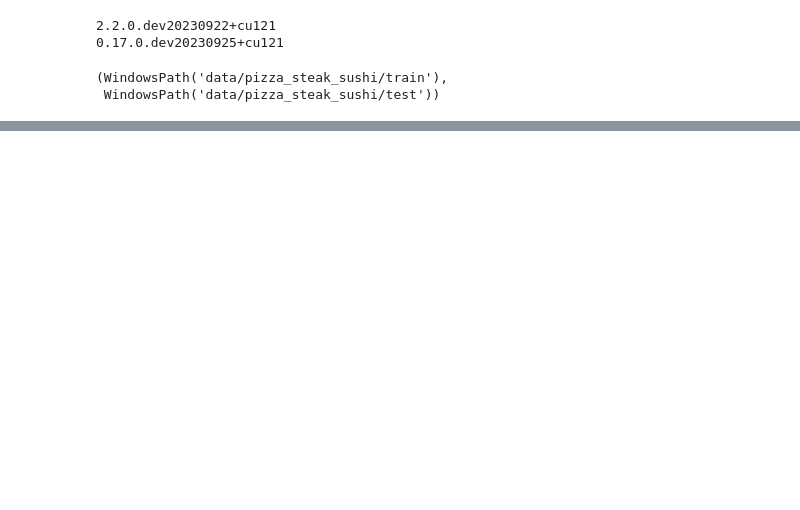
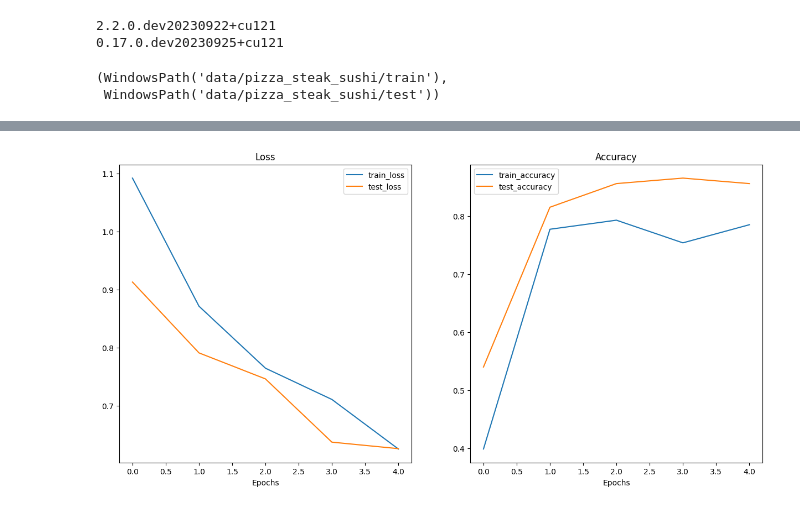
Before and after one commit to SaFaUU/PyTorch_for_DL, a Jupyter notebook: 06_pytorch_transfer_learning.ipynb, the cells around one changed output, grey strips where cells are left out. Drawn from its saved outputs; the diff is of its cells as text; code cells hidden in the pictures; blank space fills up the shorter version.

```diff
--- a/06_pytorch_transfer_learning.ipynb
+++ b/06_pytorch_transfer_learning.ipynb
@@ -38,0 +58,3 @@ train_dir, test_dir
+# %%
+auto_transforms =weights.transforms()
+auto_transforms
@@ -38,0 +137,12 @@ train_dir, test_dir
+# %%
+# Update the classifier head
+from torch import nn
+
+torch.manual_seed(42)
+torch.cuda.manual_seed(42)
+
+model.classifier = nn.Sequential(
+    nn.Dropout(p=0.2, inplace=True),
+    nn.Linear(in_features=1280, out_features=len(class_names), bias=True),
+)
+model.classifier
@@ -38,0 +174,23 @@ train_dir, test_dir
+# %%
+loss_fn = nn.CrossEntropyLoss()
+optimizer = torch.optim.Adam(model.parameters(), lr=1e-3)
+# %%
+from going_modular import engine
+
+torch.manual_seed(42)
+torch.cuda.manual_seed(42)
+
+from timeit import default_timer as timer
+start_timer = timer()
+
+results = engine.train(
+    model=model,
+    train_dataloader=train_dataloader,
+    test_dataloader=test_dataloader,
+    loss_fn=loss_fn,
+    optimizer=optimizer,
+    device=device,
+    epochs=5,
+)
+end_timer = timer()
+print(f"[INFO] Total training time: {end_timer - start_timer:.3f}")
@@ -38,0 +204,6 @@ train_dir, test_dir
+# %%
+from helper_functions import plot_loss_curves
+
+plot_loss_curves(results)
+# %% [output]
+[figure, added]
```
Also changed, not shown: parts of 16 cells of this notebook.
